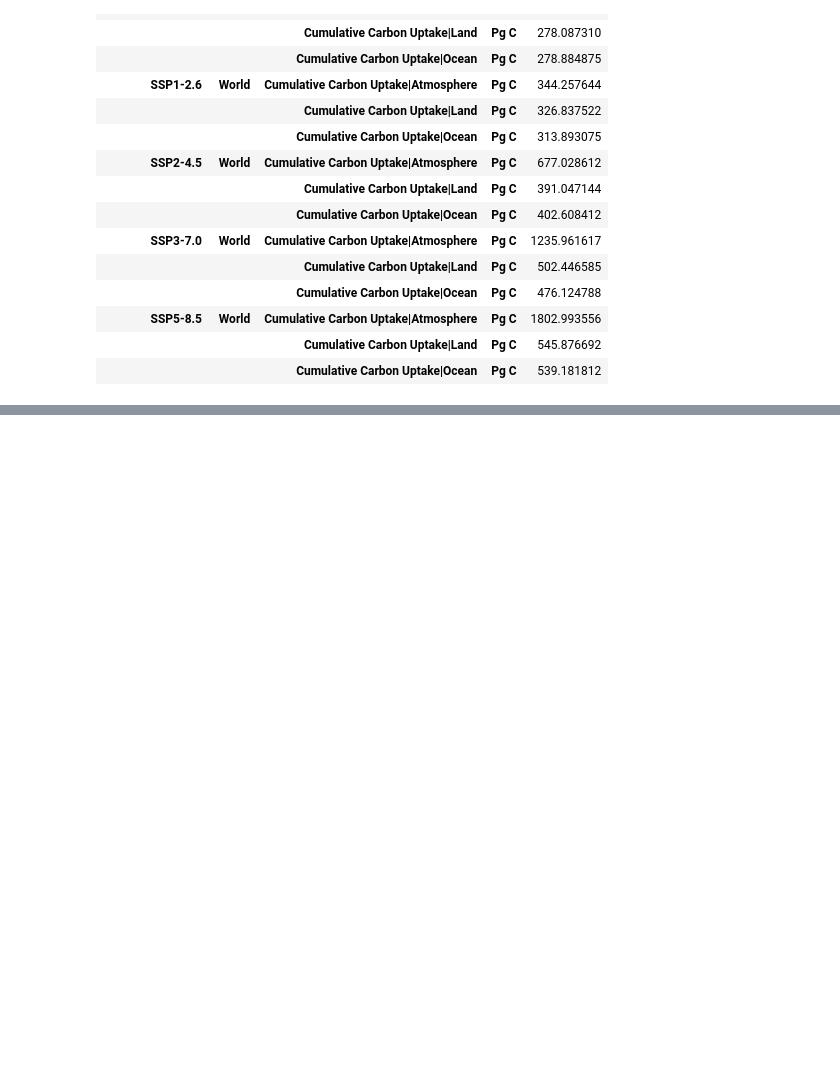
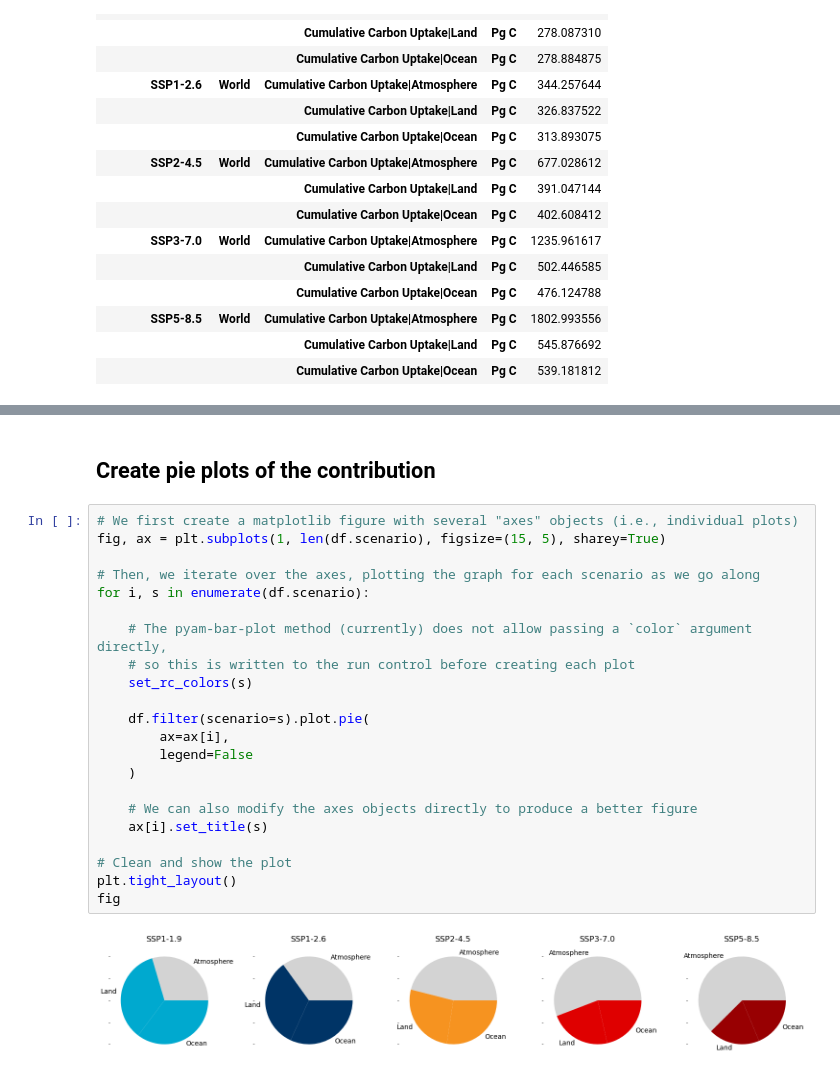
Before and after one commit to openscm/AR6-WG1-Data-Compilation, a Jupyter notebook: notebooks/ar6-wg1-spm7-pyam.ipynb, the cells around one changed output, grey strips where cells are left out. Cells and saved outputs as stored; diff of their text form; blank space fills up the shorter version.

Commit message:
Add the pie plots from the lower part of the figure and compute shares

```diff
--- a/notebooks/ar6-wg1-spm7-pyam.ipynb
+++ b/notebooks/ar6-wg1-spm7-pyam.ipynb
@@ -129,0 +130,26 @@ fig
+# %% [markdown]
+## Create pie plots of the contribution
+# %%
+# We first create a matplotlib figure with several "axes" objects (i.e., individual plots)
+fig, ax = plt.subplots(1, len(df.scenario), figsize=(15, 5), sharey=True)
+
+# Then, we iterate over the axes, plotting the graph for each scenario as we go along
+for i, s in enumerate(df.scenario):
+
+    # The pyam-bar-plot method (currently) does not allow passing a `color` argument directly,
+    # so this is written to the run control before creating each plot
+    set_rc_colors(s)
+
+    df.filter(scenario=s).plot.pie(
+        ax=ax[i],
+        legend=False
+    )
+
+    # We can also modify the axes objects directly to produce a better figure
+    ax[i].set_title(s)
+
+# Clean and show the plot
+plt.tight_layout()
+fig
+# %% [output]
+[figure, added]
```
Also changed, not shown: parts of 21 cells of this notebook.
